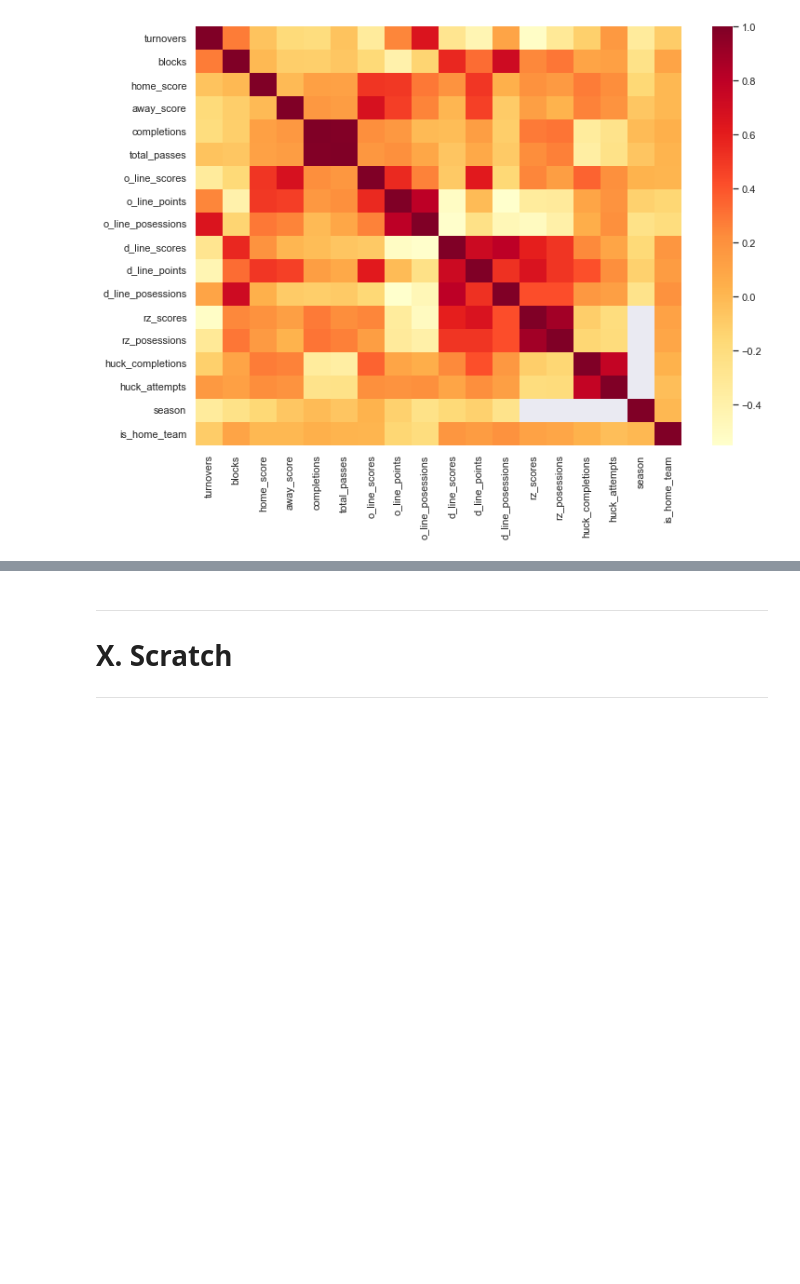
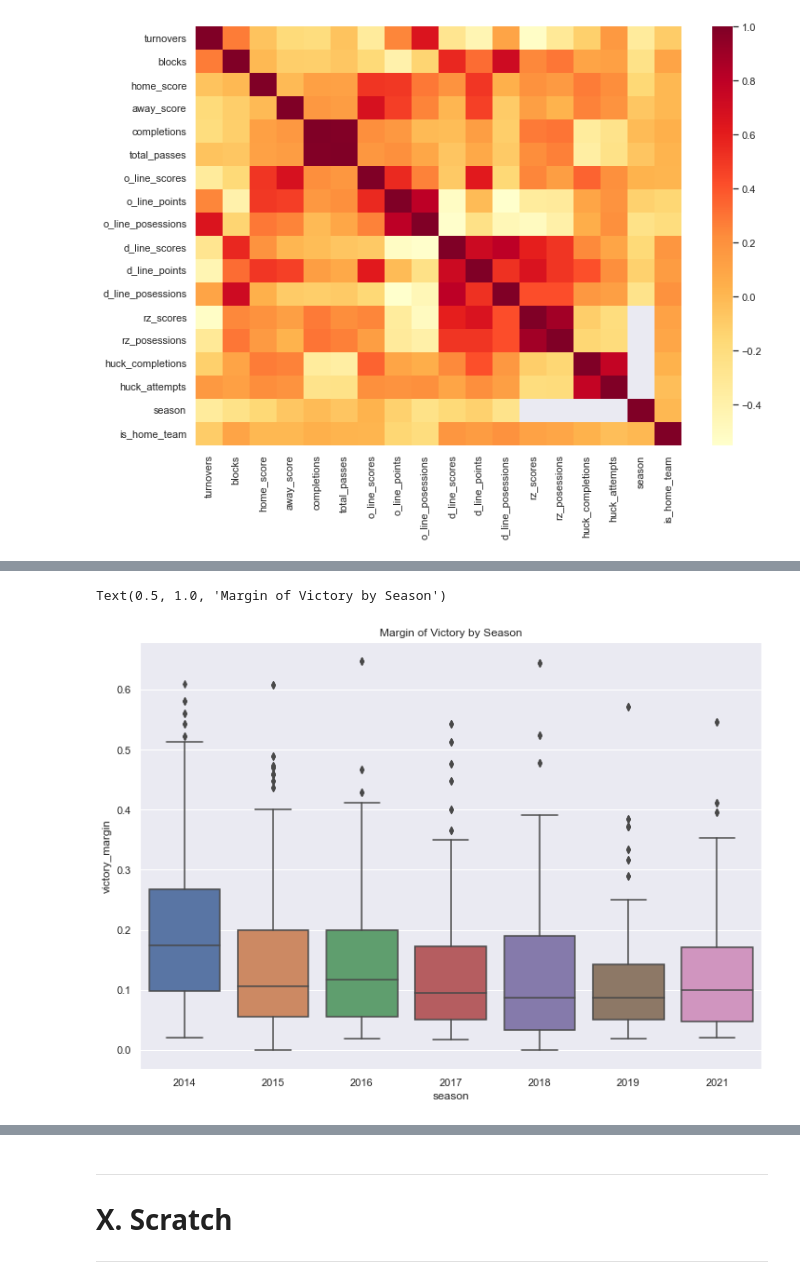
Before and after one commit to g-lorenzo/audl_ds, a Jupyter notebook: EDA.ipynb, the cells around one changed output, grey strips where cells are left out. Saved outputs shown, nothing was run; the diff lists cells and outputs as text; code cells hidden in the pictures; blank space fills up the shorter version.

```diff
--- a/EDA.ipynb
+++ b/EDA.ipynb
@@ -166,2 +188,19 @@ sns.heatmap(corr_df, cmap='YlOrRd')
+# %%
+# Calculation for Margin of Victory and Apply to each game
+def calculate_margin_of_victory(x: int, y: int) -> float:
+    return((max(x,y) - min(x,y)) / sum([x,y]))
+
+df['victory_margin'] = pd.NA
+for i in df.index:
+    a = df.at[i, 'home_score']
+    b = df.at[i, 'away_score']
+    df.at[i, 'victory_margin'] = calculate_margin_of_victory(a, b)
+# %%
+# Margin of Victory
+sns.boxplot(data=df, x='season', y='victory_margin')
+plt.title("Margin of Victory by Season")
+# %% [output]
+Text(0.5, 1.0, 'Margin of Victory by Season')
+[figure, added]
 # %% [markdown]
 ### Multivariate Summary:
```
Also changed, not shown: parts of 5 cells of this notebook.
